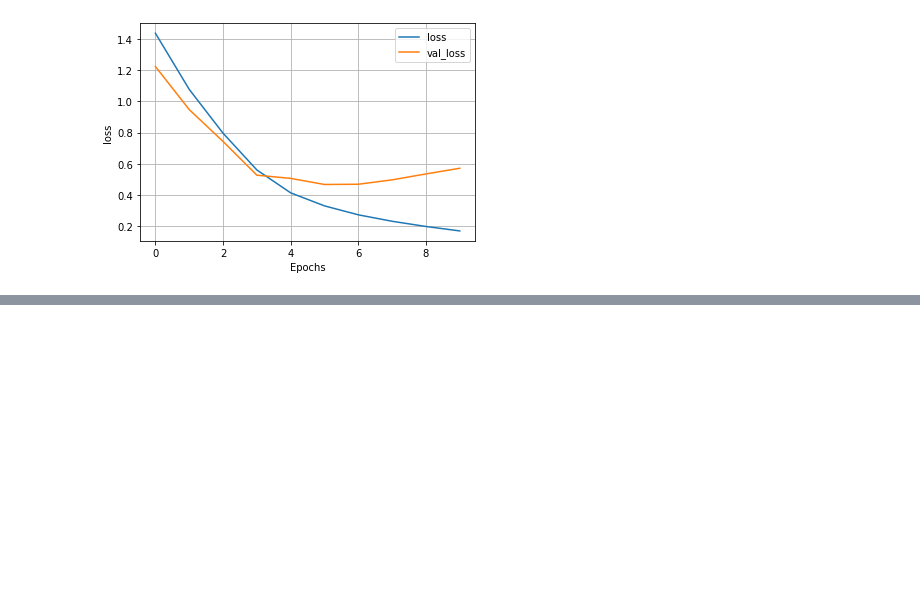
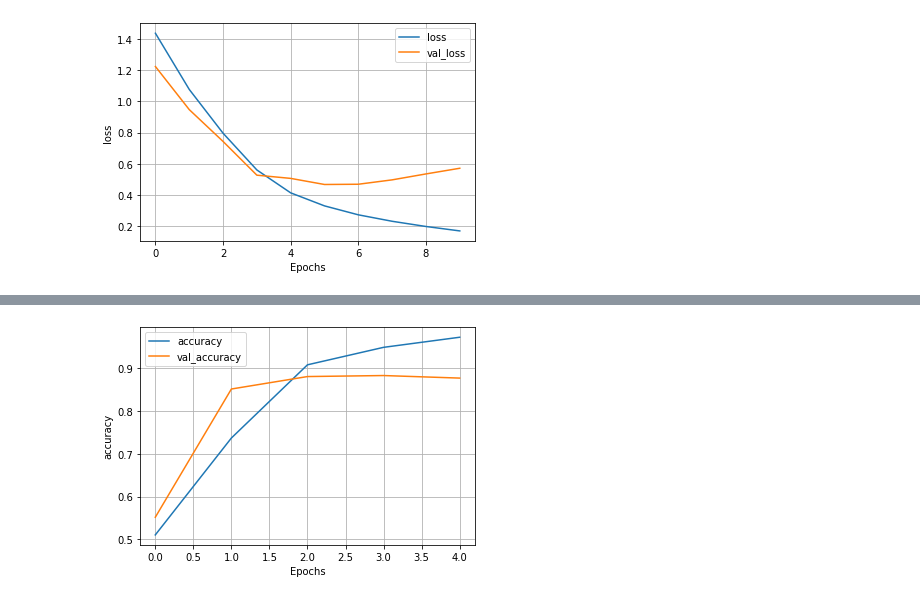
Before and after one commit to naitik-dodia/Sentiment_Analysis, a Jupyter notebook: SentimentAnalysis.ipynb, the cells around one changed output, grey strips where cells are left out. Saved outputs shown, nothing was run; the diff lists cells and outputs as text; code cells hidden in the pictures; blank space fills up the shorter version.

```diff
--- a/SentimentAnalysis.ipynb
+++ b/SentimentAnalysis.ipynb
@@ -137,7 +162,7 @@ def sentiment_model(input_shape, rnn_layer_type = "LSTM"):
     return model
 # %%
-early_stop = tf.keras.callbacks.EarlyStopping(monitor='val_accuracy', patience=2,
-                                              min_delta=0.001,
+early_stop = EarlyStopping(monitor='val_accuracy', patience=2,
+                                              min_delta=0.01,
                                               restore_best_weights=True)
 callbacks_lst = [early_stop]
 # %%
@@ -258,0 +299,22 @@ plot_graphs(gru_history, 'loss')
+# %%
+def CNNModel(input_dim):
+    model = Sequential()
+    model.add(Embedding(input_dim, output_dim=128))
+    model.add(Conv1D(filters = 64, kernel_size=5, strides=2, activation='relu'))
+    model.add(MaxPool1D(2, strides=2))
+    model.add(Conv1D(filters=64, kernel_size=5, strides=2, activation='relu'))
+    model.add(MaxPool1D(2, strides=2))
+    model.add(Conv1D(filters=32, kernel_size=3,strides=2, activation='relu'))
+    model.add(MaxPool1D(pool_size=2, strides=2))
+    model.add(GlobalAveragePooling1D())
+    model.add(Dense(32, activation='relu'))
+    model.add(Dense(1, activation='sigmoid'))
+    return model
+# %%
+cnn_model = CNNModel(encoder.vocab_size)
+cnn_model.compile(loss=BinaryCrossentropy(),
+                  optimizer=Adam(1e-4),
+                  metrics=['accuracy'])
+# %%
+cnn_history = cnn_model.fit(train_ds, validation_data=test_ds,
+                            epochs=EPOCHS, callbacks=callbacks_lst)
@@ -258,0 +332,4 @@ plot_graphs(gru_history, 'loss')
+# %%
+plot_graphs(cnn_history, 'accuracy')
+# %% [output]
+[figure, added]
```
Also changed, not shown: parts of 11 cells of this notebook.
